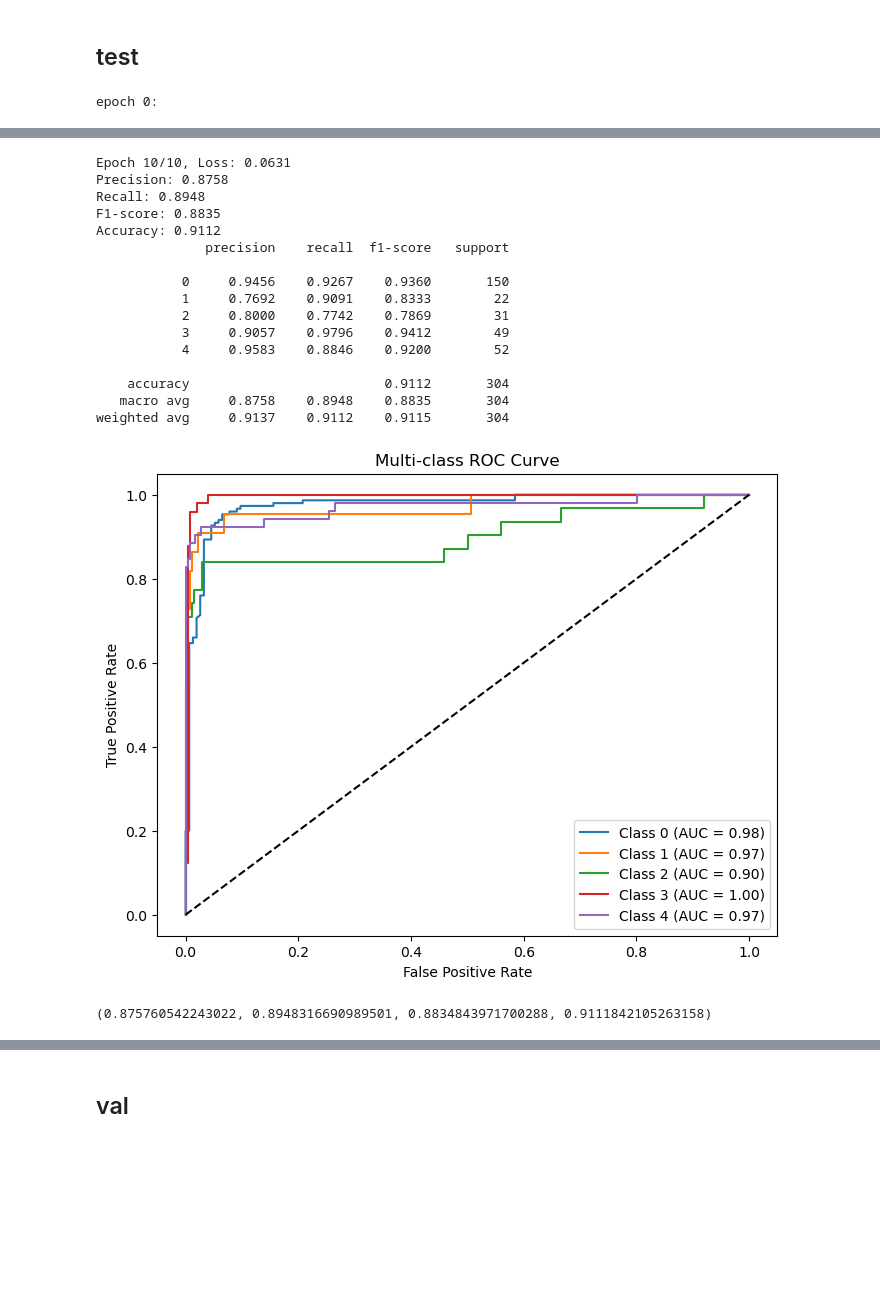
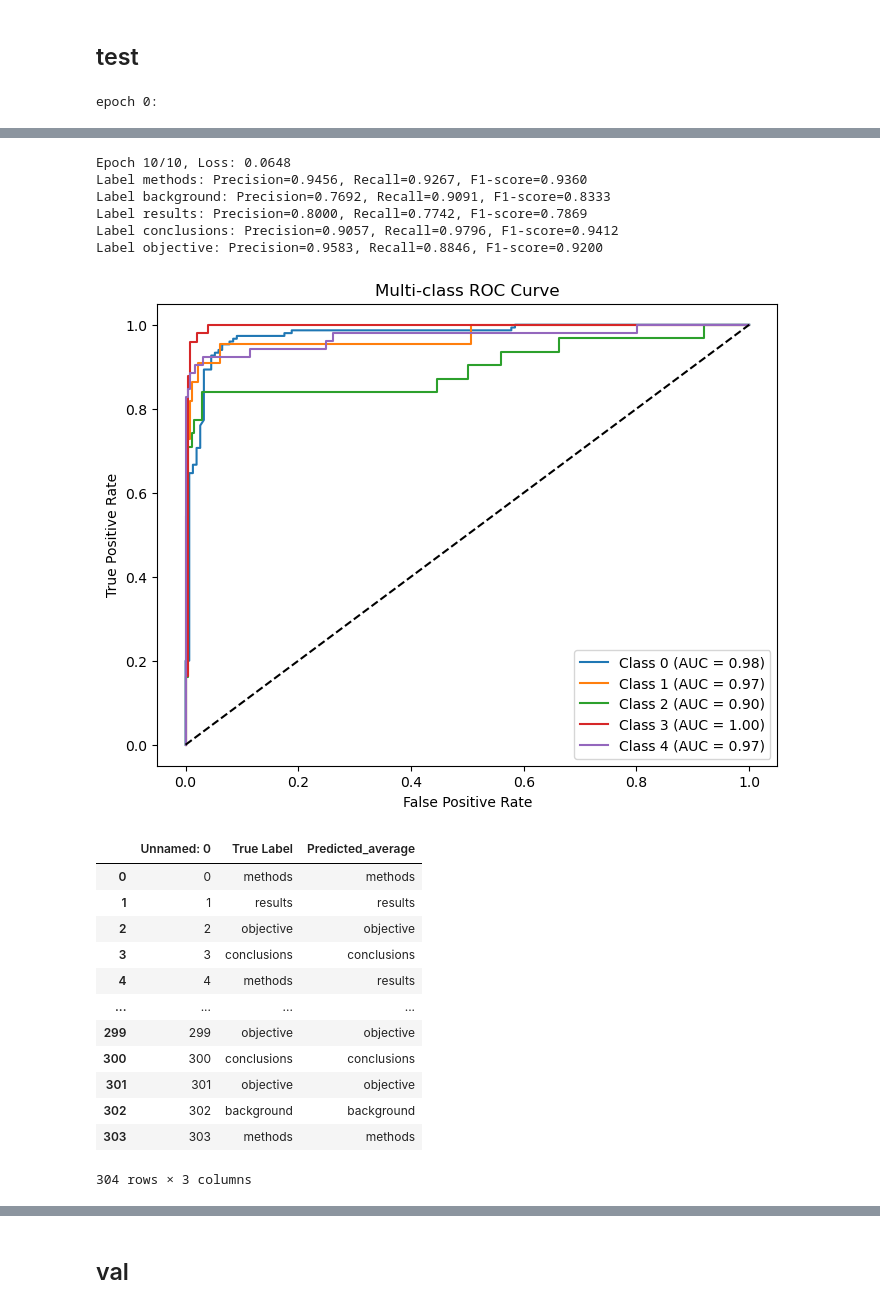
Before and after one commit to sylvey/section_normalization, a Jupyter notebook: SuperviseLearning.ipynb, the cells around one changed output, grey strips where cells are left out. Drawn from its saved outputs; the diff is of its cells as text; code cells hidden in the pictures; blank space fills up the shorter version.

```diff
--- a/SuperviseLearning.ipynb
+++ b/SuperviseLearning.ipynb
@@ -58,13 +58,13 @@ class EmbeddingDataset(Dataset):
         embeddings = np.array(embeddings, dtype=np.float32)
         labels = np.array(labels, dtype=np.longlong)
 
-        # 先隨機打亂索引
-        indices = np.arange(len(labels))
-        np.random.shuffle(indices)
+        # # 先隨機打亂索引
+        # indices = np.arange(len(labels))
+        # np.random.shuffle(indices)
 
         # 根據打亂的索引重新排列 embeddings 和 labels
-        self.embeddings = torch.tensor(embeddings[indices], dtype=torch.float32)
-        self.labels = torch.tensor(labels[indices], dtype=torch.long)
+        self.embeddings = torch.tensor(embeddings, dtype=torch.float32)
+        self.labels = torch.tensor(labels, dtype=torch.long)
 
     def __len__(self):
         return len(self.labels)
@@ -208,6 +226,6 @@ model = Classifier(embedding_dim, num_classes)
 trained_model = train_model(train_loader, model)
 
 # 9. 測試模型
-evaluate_model(test_loader, trained_model, num_classes, threshold=0.4, average='macro')
+labels, predictions_supervise = evaluate_model(test_loader, trained_model, num_classes, threshold=0.4, average=None)
 # %% [output]
 epoch 0:
@@ -231,19 +249,26 @@ Epoch 9/10, Loss: 0.0781
 epoch 9:
-Epoch 10/10, Loss: 0.0631
-Precision: 0.8758
-Recall: 0.8948
-F1-score: 0.8835
-Accuracy: 0.9112
-              precision    recall  f1-score   support
-
-           0     0.9456    0.9267    0.9360       150
-           1     0.7692    0.9091    0.8333        22
-           2     0.8000    0.7742    0.7869        31
-           3     0.9057    0.9796    0.9412        49
-           4     0.9583    0.8846    0.9200        52
-
-    accuracy                         0.9112       304
-   macro avg     0.8758    0.8948    0.8835       304
-weighted avg     0.9137    0.9112    0.9115       304
+Epoch 10/10, Loss: 0.0648
+Label methods: Precision=0.9456, Recall=0.9267, F1-score=0.9360
+Label background: Precision=0.7692, Recall=0.9091, F1-score=0.8333
+Label results: Precision=0.8000, Recall=0.7742, F1-score=0.7869
+Label conclusions: Precision=0.9057, Recall=0.9796, F1-score=0.9412
+Label objective: Precision=0.9583, Recall=0.8846, F1-score=0.9200
-[figure, old version]
+[figure, new version]
-(0.875760542243022, 0.8948316690989501, 0.8834843971700288, 0.9111842105263158)
+# %%
+import pandas as pd
+df = pd.read_csv('result_on_NLM.csv')
+df
+# %% [output]
+|  | Unnamed: 0 | True Label | Predicted_average |
+| 0 | 0 | methods | methods |
+| 1 | 1 | results | results |
+| 2 | 2 | objective | objective |
+| 3 | 3 | conclusions | conclusions |
+| 4 | 4 | methods | results |
+| ... | ... | ... | ... |
+| 299 | 299 | objective | objective |
+| 300 | 300 | conclusions | conclusions |
+| 301 | 301 | objective | objective |
+| 302 | 302 | background | background |
+| 303 | 303 | methods | methods |
+304 rows × 3 columns
```
Also changed, not shown: parts of 7 cells of this notebook, 6 other files.
